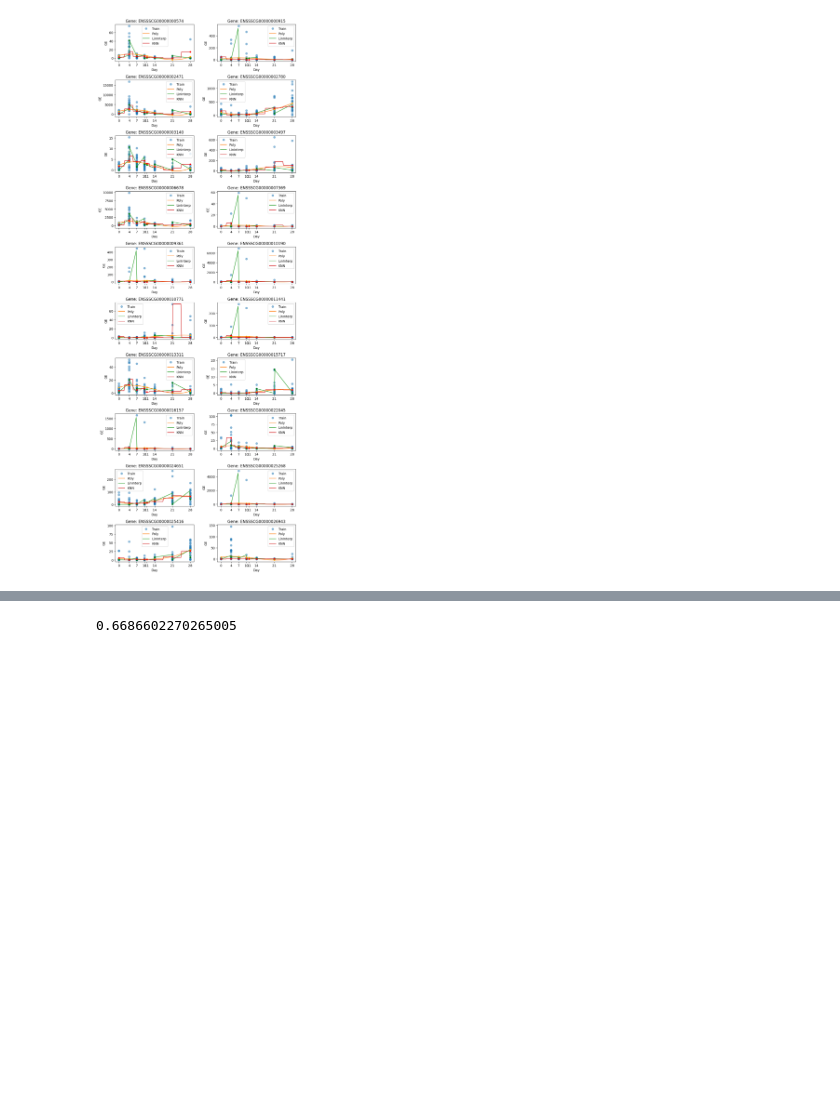
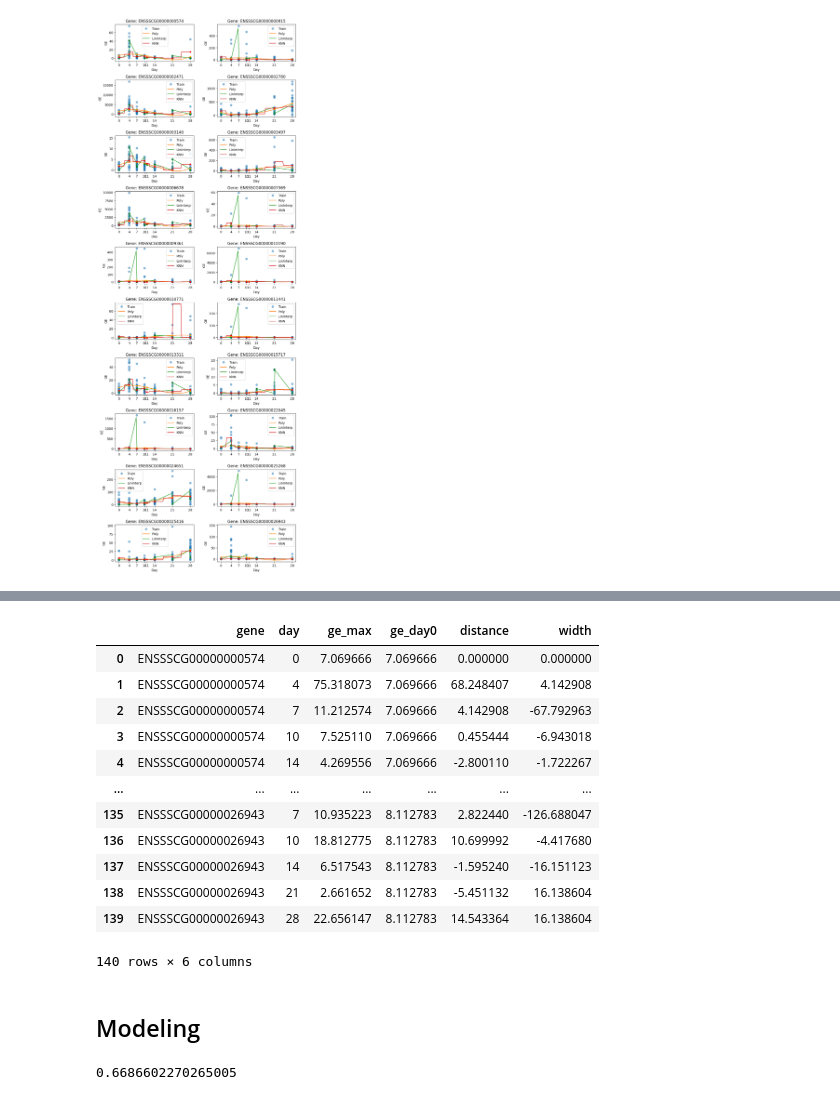
Before and after one commit to kristoffhernan/Pig-PRRSV-Infection-Prediction, a Jupyter notebook: imputing.ipynb, the cells around one changed output, grey strips where cells are left out. Cells and saved outputs as stored; diff of their text form; code cells hidden in the pictures; blank space fills up the shorter version.

Commit message:
added height, width, distance columsn

```diff
--- a/imputing.ipynb
+++ b/imputing.ipynb
@@ -82,7 +80,7 @@ for i, gene in enumerate(gdn_keep.columns):
     ax = axs[row, col]
 
     w_na, wo_na = ut.na_split(gene, gdn)
-    poly_df, poly_func, interp_df, interp_func, knn_df, knn_func, knn_mse = ut.impute_methods(w_na, wo_na)
+    _, poly_func, _, interp_func, _, knn_func, knn_mse = ut.impute_methods(w_na, wo_na)
     knn_mses.append(knn_mse)
 
     # plot scatter plot
@@ -160,0 +163,15 @@ knn_df = pd.concat(knn_dfs, axis=0)
+# %%
+# group by gene and day, and get the max ge value for each day
+df_max = poly_df.groupby(['gene', 'day'])['ge'].max().reset_index().rename(columns={'ge':'ge_max'})
+
+
+# get the max ge value at day 0 for each gene
+df_max_day0 = df_max[df_max['day'] == 0].rename(columns={'ge_max': 'ge_day0'})
+
+# merge the two dataframes to get the ge_day0 value for each day and gene
+df_merge = pd.merge(df_max, df_max_day0[['gene', 'ge_day0']], on='gene')
+
+# calculate the distance between the max ge value for each day and the max ge value at day 0
+df_merge['distance'] = df_merge['ge_max'] - df_merge['ge_day0']
+
+df_merge.head()
@@ -160,0 +185,13 @@ knn_df = pd.concat(knn_dfs, axis=0)
+# %%
+# df_merge2 = df_merge.sort_values(['gene','ge_max'])
+
+# finding the width
+
+# Subtract the shifted column from the original column
+df_merge['width'] = df_merge['ge_max'] - df_merge.groupby('gene')['ge_max'].shift(2)
+df_merge['width'] = df_merge['width'].shift(-1)
+
+# Fill the first row of each group with 0
+df_merge.loc[df_merge.groupby('gene').head(1).index, 'width'] = 0
+
+df_merge.head()
@@ -160,0 +205,12 @@ knn_df = pd.concat(knn_dfs, axis=0)
+# %%
+# interpolation :) to predict last value
+
+from scipy.interpolate import CubicSpline
+# Group by gene and sort by day
+df_merge = df_merge.sort_values(by=['gene', 'day'])
+
+# Interpolate to predict the last value
+width_interpolated = df_merge.groupby('gene')['width'].apply(lambda x: x.interpolate(method='index'))
+df_merge['width'] = width_interpolated.reset_index(level=0, drop=True)
+
+df_merge.head()
@@ -161,3 +224,21 @@ knn_df = pd.concat(knn_dfs, axis=0)
+# %%
+df_merge
+# %% [output]
+|  | gene | day | ge_max | ge_day0 | distance | width |
+| 0 | ENSSSCG00000000574 | 0 | 7.069666 | 7.069666 | 0.000000 | 0.000000 |
+| 1 | ENSSSCG00000000574 | 4 | 75.318073 | 7.069666 | 68.248407 | 4.142908 |
+| 2 | ENSSSCG00000000574 | 7 | 11.212574 | 7.069666 | 4.142908 | -67.792963 |
+| 3 | ENSSSCG00000000574 | 10 | 7.525110 | 7.069666 | 0.455444 | -6.943018 |
+| 4 | ENSSSCG00000000574 | 14 | 4.269556 | 7.069666 | -2.800110 | -1.722267 |
+| ... | ... | ... | ... | ... | ... | ... |
+| 135 | ENSSSCG00000026943 | 7 | 10.935223 | 8.112783 | 2.822440 | -126.688047 |
+| 136 | ENSSSCG00000026943 | 10 | 18.812775 | 8.112783 | 10.699992 | -4.417680 |
+| 137 | ENSSSCG00000026943 | 14 | 6.517543 | 8.112783 | -1.595240 | -16.151123 |
+| 138 | ENSSSCG00000026943 | 21 | 2.661652 | 8.112783 | -5.451132 | 16.138604 |
+| 139 | ENSSSCG00000026943 | 28 | 22.656147 | 8.112783 | 14.543364 | 16.138604 |
+140 rows × 6 columns
+# %% [markdown]
+## Modeling
 # %%
 # get dummies for column gene
 dummies = pd.get_dummies(poly_df['gene'])
```
Also changed, not shown: parts of 6 cells of this notebook, 1 other file.
